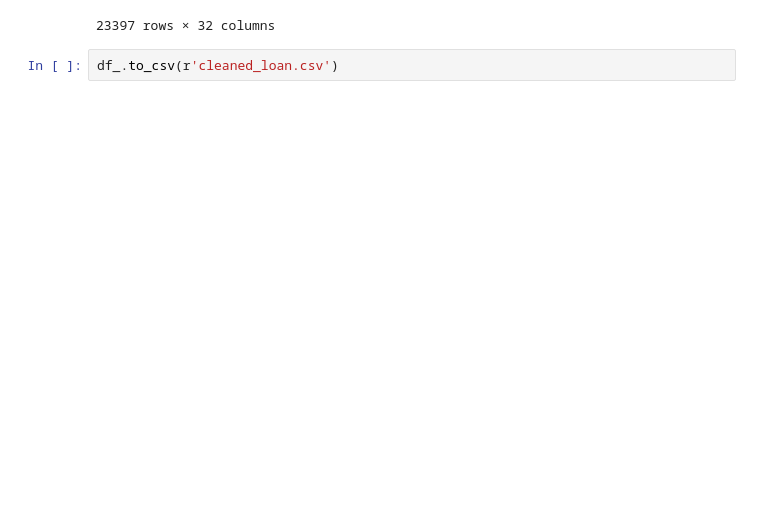
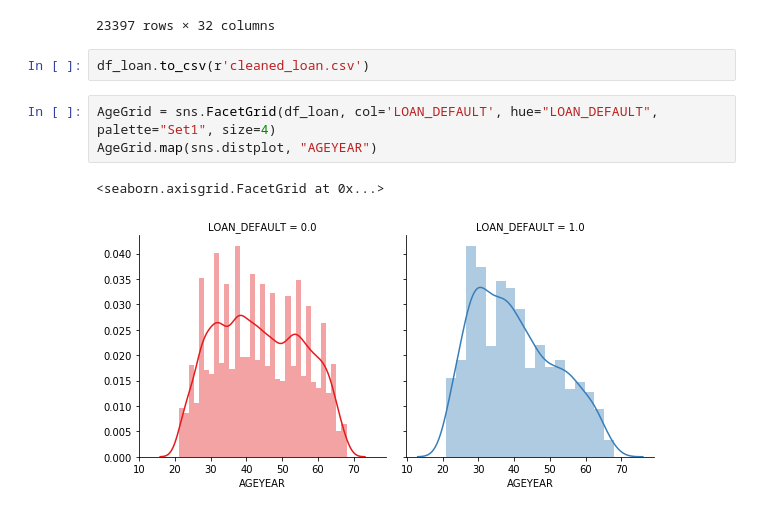
Before and after one commit to kkmendiola/Eskwelabs-Hackathon-Week2, a Jupyter notebook: Hackathon_Week2_Rikki.ipynb, the cells around one changed output. Drawn from its saved outputs; the diff is of its cells as text; blank space fills up the shorter version.

```diff
--- a/Hackathon_Week2_Rikki.ipynb
+++ b/Hackathon_Week2_Rikki.ipynb
@@ -120,4 +121,10 @@ df_loan
 | 30750 | 30751 | 135691 | 0.0 | Cash loans | M | Y | N | 0.0 | ... |
 23397 rows × 32 columns
 # %%
-df_.to_csv(r'cleaned_loan.csv')
+df_loan.to_csv(r'cleaned_loan.csv')
+# %%
+AgeGrid = sns.FacetGrid(df_loan, col='LOAN_DEFAULT', hue="LOAN_DEFAULT", palette="Set1", size=4)
+AgeGrid.map(sns.distplot, "AGEYEAR")
+# %% [output]
+<seaborn.axisgrid.FacetGrid at 0x...>
+[figure, added]
```
Also changed, not shown: parts of 8 cells of this notebook.
